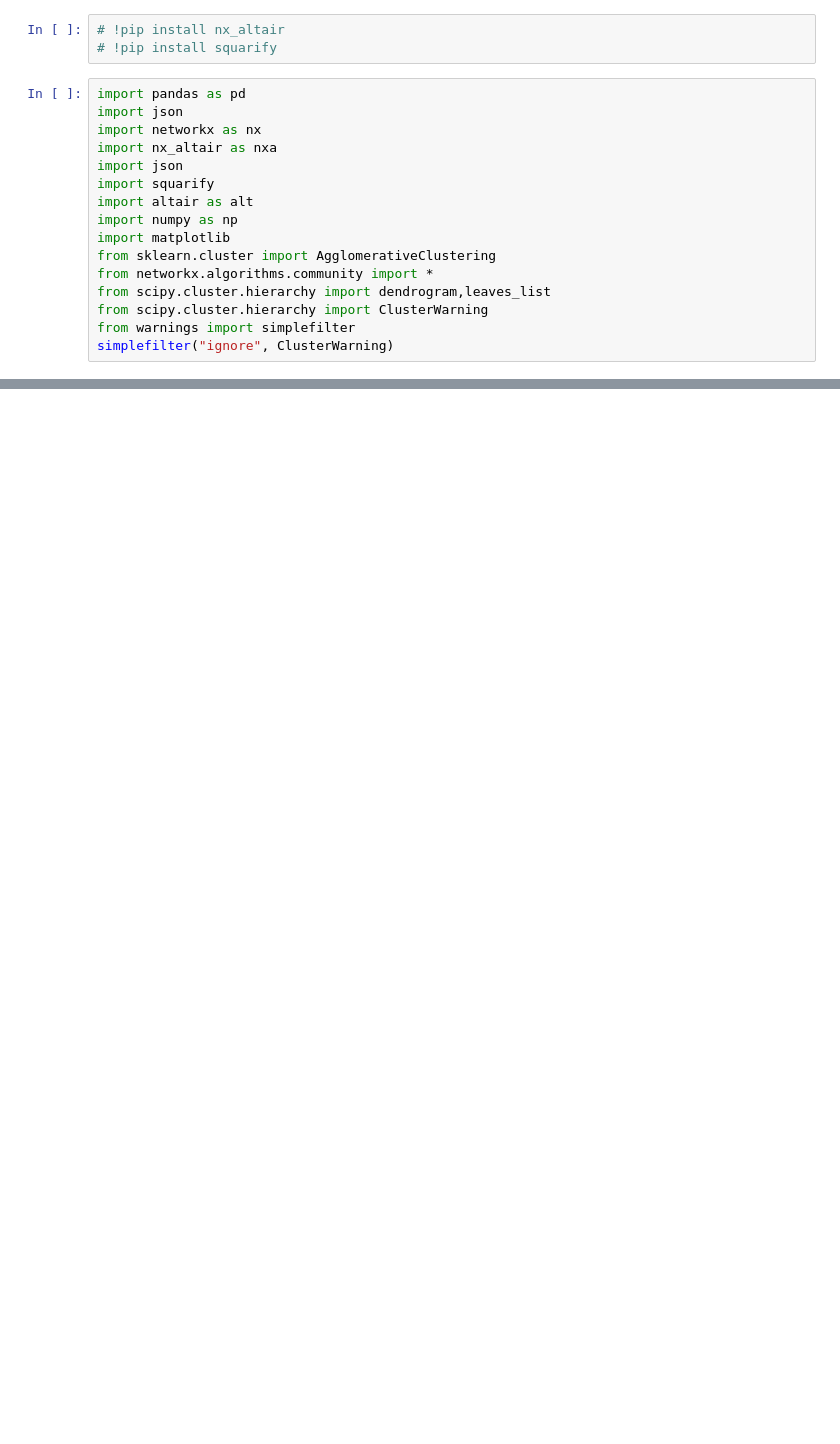
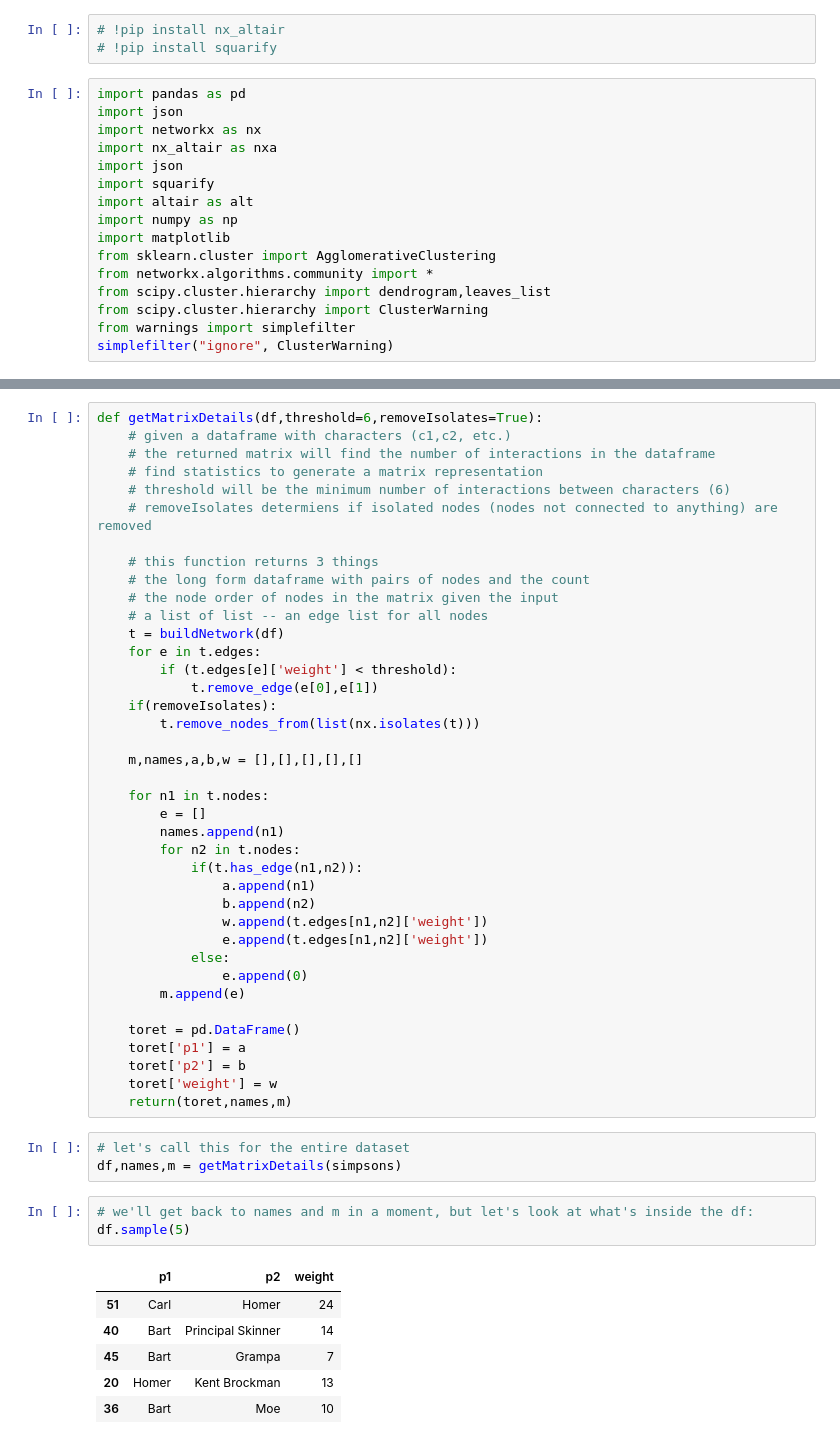
Before and after one commit to arbergmann/Portfolio, a Jupyter notebook: visualization_exercises/altair_simpsons.ipynb, the cells around one changed output, grey strips where cells are left out. Cells and saved outputs as stored; diff of their text form; blank space fills up the shorter version.

```diff
--- a/visualization_exercises/altair_simpsons.ipynb
+++ b/visualization_exercises/altair_simpsons.ipynb
@@ -52,0 +618,52 @@ ______________________
+# %%
+def getMatrixDetails(df,threshold=6,removeIsolates=True):
+    # given a dataframe with characters (c1,c2, etc.)
+    # the returned matrix will find the number of interactions in the dataframe
+    # find statistics to generate a matrix representation
+    # threshold will be the minimum number of interactions between characters (6)
+    # removeIsolates determiens if isolated nodes (nodes not connected to anything) are removed
+
+    # this function returns 3 things
+    # the long form dataframe with pairs of nodes and the count
+    # the node order of nodes in the matrix given the input
+    # a list of list -- an edge list for all nodes
+    t = buildNetwork(df)
+    for e in t.edges:
+        if (t.edges[e]['weight'] < threshold):
+            t.remove_edge(e[0],e[1])
+    if(removeIsolates):
+        t.remove_nodes_from(list(nx.isolates(t)))
+
+    m,names,a,b,w = [],[],[],[],[]
+
+    for n1 in t.nodes:
+        e = []
+        names.append(n1)
+        for n2 in t.nodes:
+            if(t.has_edge(n1,n2)):
+                a.append(n1)
+                b.append(n2)
+                w.append(t.edges[n1,n2]['weight'])
+                e.append(t.edges[n1,n2]['weight'])
+            else:
+                e.append(0)
+        m.append(e)
+
+    toret = pd.DataFrame()
+    toret['p1'] = a
+    toret['p2'] = b
+    toret['weight'] = w
+    return(toret,names,m)
+# %%
+# let's call this for the entire dataset
+df,names,m = getMatrixDetails(simpsons)
+# %%
+# we'll get back to names and m in a moment, but let's look at what's inside the df:
+df.sample(5)
+# %% [output]
+|  | p1 | p2 | weight |
+| 51 | Carl | Homer | 24 |
+| 40 | Bart | Principal Skinner | 14 |
+| 45 | Bart | Grampa | 7 |
+| 20 | Homer | Kent Brockman | 13 |
+| 36 | Bart | Moe | 10 |
```
Also changed, not shown: parts of 62 cells of this notebook, 18 other files.
